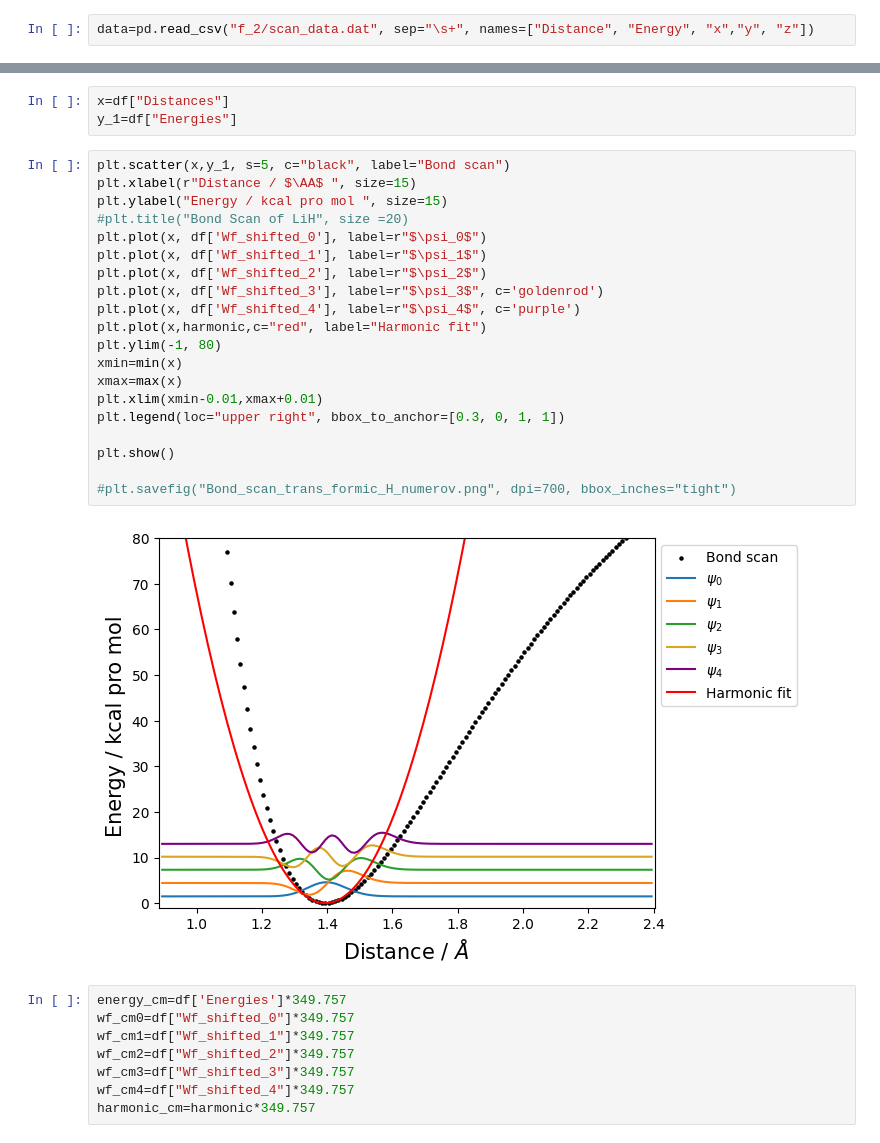
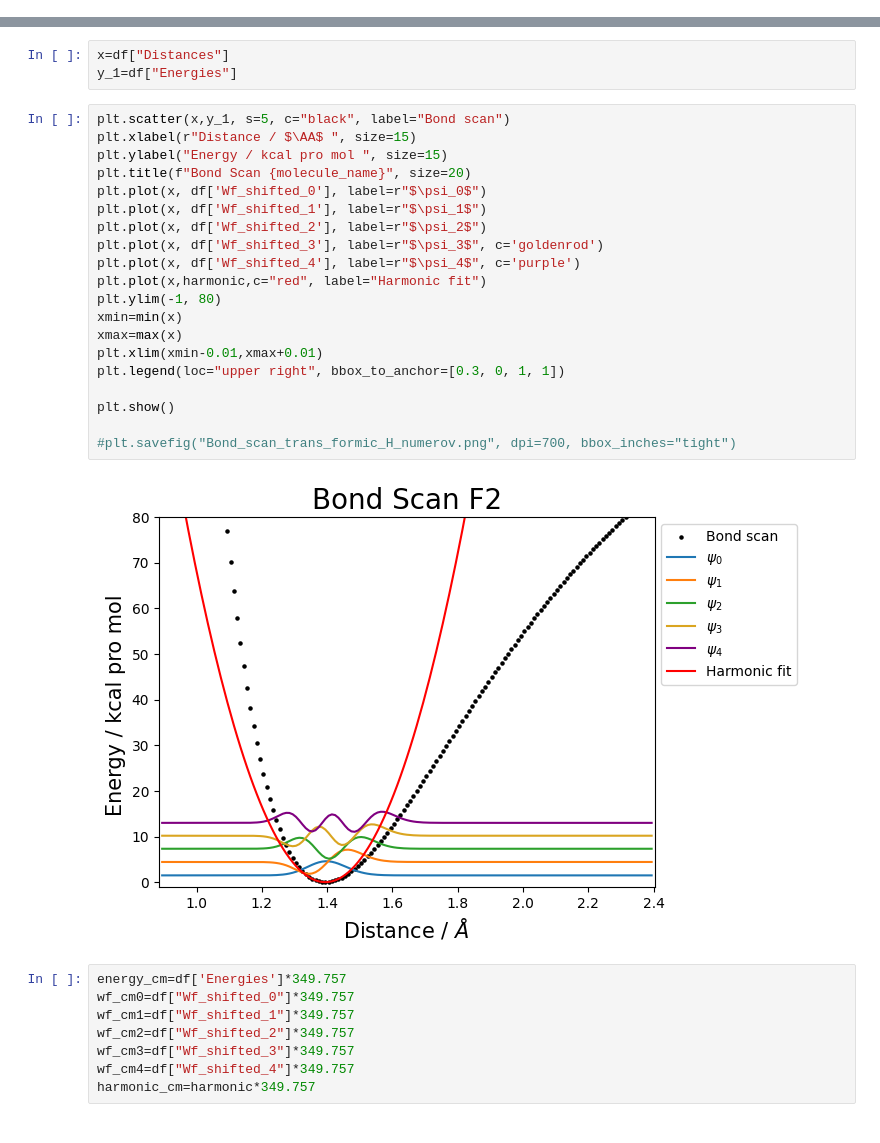
Before and after one commit to LukasMeinschad/Theoretische_Chemie, a Jupyter notebook: Praktikum/qm_part_a/numerov_calc_version2.ipynb, the cells around one changed output, grey strips where cells are left out. Drawn from its saved outputs; the diff is of its cells as text.

```diff
--- a/Praktikum/qm_part_a/numerov_calc_version2.ipynb
+++ b/Praktikum/qm_part_a/numerov_calc_version2.ipynb
@@ -207,2 +202,0 @@ g.close()
-# %%
-data=pd.read_csv("f_2/scan_data.dat", sep="\s+", names=["Distance", "Energy", "x","y", "z"])
@@ -269,25 +228,25 @@ y_1=df["Energies"]
 # %%
 plt.scatter(x,y_1, s=5, c="black", label="Bond scan")
 plt.xlabel(r"Distance / $\AA$ ", size=15)
 plt.ylabel("Energy / kcal pro mol ", size=15)
-#plt.title("Bond Scan of LiH", size =20)
+plt.title(f"Bond Scan {molecule_name}", size=20)
 plt.plot(x, df['Wf_shifted_0'], label=r"$\psi_0$")
 plt.plot(x, df['Wf_shifted_1'], label=r"$\psi_1$")
 plt.plot(x, df['Wf_shifted_2'], label=r"$\psi_2$")
 plt.plot(x, df['Wf_shifted_3'], label=r"$\psi_3$", c='goldenrod')
 plt.plot(x, df['Wf_shifted_4'], label=r"$\psi_4$", c='purple')
 plt.plot(x,harmonic,c="red", label="Harmonic fit")
 plt.ylim(-1, 80)
 xmin=min(x)
 xmax=max(x)
 plt.xlim(xmin-0.01,xmax+0.01)
 plt.legend(loc="upper right", bbox_to_anchor=[0.3, 0, 1, 1])
 
 plt.show()
 
 #plt.savefig("Bond_scan_trans_formic_H_numerov.png", dpi=700, bbox_inches="tight")
 # %% [output]
-[figure, old version]
+[figure, new version]
 # %%
 energy_cm=df['Energies']*349.757
 wf_cm0=df["Wf_shifted_0"]*349.757
```
Also changed, not shown: parts of 17 cells of this notebook, 3 other files.
